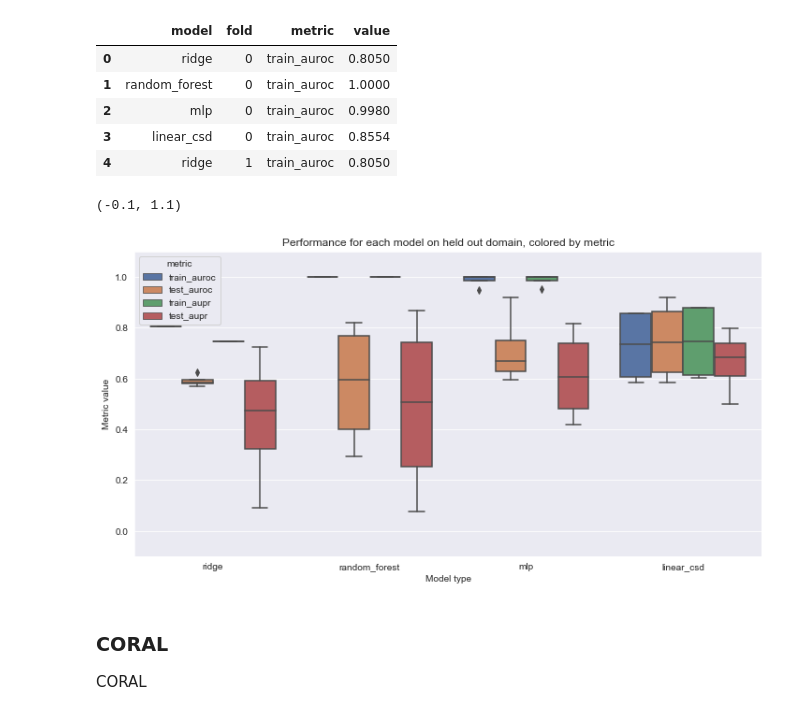
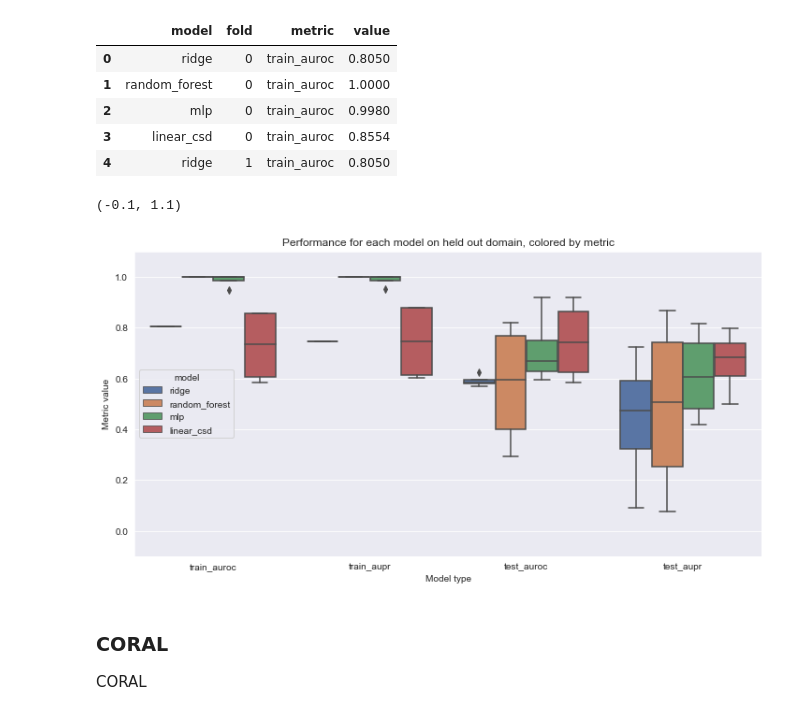
Before and after one commit to greenelab/pancancer-evaluation, a Jupyter notebook: 09_simulations/simulate_domains.ipynb, the cells around one changed output. Saved outputs shown, nothing was run; the diff lists cells and outputs as text; code cells hidden in the pictures.

Commit message:
group plots by metric + bump test python version

```diff
--- a/09_simulations/simulate_domains.ipynb
+++ b/09_simulations/simulate_domains.ipynb
@@ -172,14 +173,15 @@ results_df.head()
 # %%
 sns.set({'figure.figsize': (12, 6)})
 
-sns.boxplot(data=results_df, x='model', y='value', hue='metric')
+sns.boxplot(data=results_df.sort_values(by='metric', ascending=False),
+            x='metric', y='value', hue='model')
 plt.title('Performance for each model on held out domain, colored by metric')
 plt.xlabel('Model type')
 plt.ylabel('Metric value')
 plt.ylim(-0.1, 1.1)
 # %% [output]
 (-0.1, 1.1)
-[figure, old version]
+[figure, new version]
 # %% [markdown]
 ### CORAL
 
```
Also changed, not shown: parts of 3 cells of this notebook, 2 other files.
